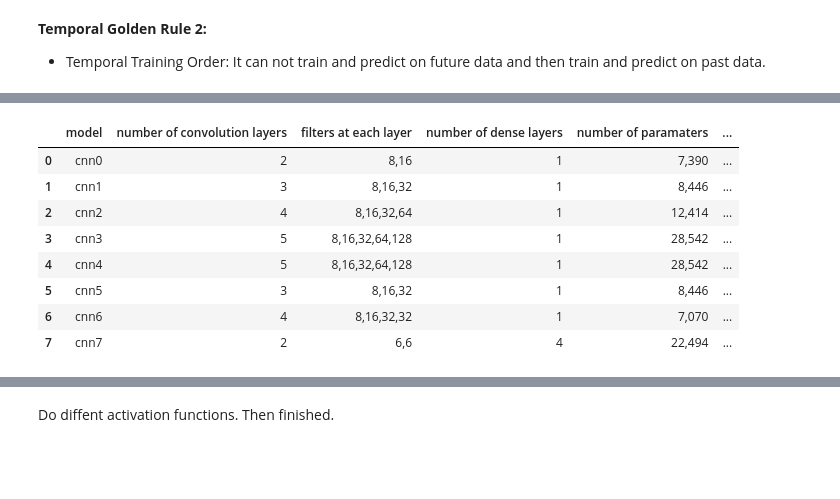
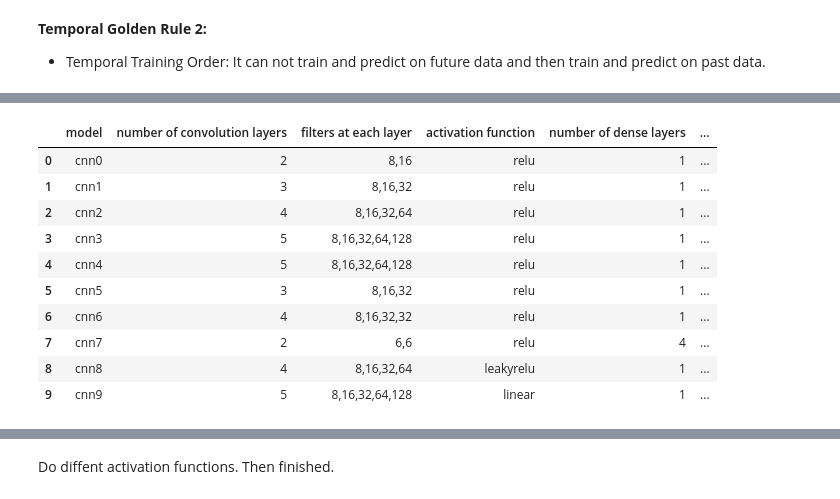
Before and after one commit to JeroenSchmidt/Udacity-Machine-Learning-Nano-Degree, a Jupyter notebook: Projects/projects for submission/capstone/Main Project (ML + Feature Creation).ipynb, the cells around one changed output, grey strips where cells are left out. Cells and saved outputs as stored; diff of their text form; code cells hidden in the pictures; blank space fills up the shorter version.

```diff
--- a/Projects/projects for submission/capstone/Main Project (ML + Feature Creation).ipynb
+++ b/Projects/projects for submission/capstone/Main Project (ML + Feature Creation).ipynb
@@ -390,8 +388,8 @@ scaler = MinMaxScaler()
 df = ticker_data[["Close_eth","Close_btc",
                   "avg_reddit_eth_subjectivity_textblob",
                   "avg_reddit_eth_pos_vader",
-                 'avg_2day_reddit_eth_compound_vader',
-                 "avg_2day_reddit_eth_pos_vader"]].copy()
+                 'avg_4day_reddit_eth_compound_vader',
+                 "avg_4day_reddit_eth_pos_vader"]].copy()
 time_stamps_index = df.index
 
 original_df = ticker_data.copy()
@@ -492,7 +513,8 @@ validation_labels = Y_eth[test_size:validation_size,:]
 from keras import Sequential
 from keras.layers import Conv1D, Conv2D, Dropout, Dense, Flatten, Reshape, LeakyReLU
 
-epochs = 200
+epochs = 100
+deep_epochs = 200
 step_size = X.shape[1]
 batch_size= 8
 nb_features = X.shape[2]
@@ -969,0 +1269,11 @@ trained_model7 = model7.fit(training_features,
+# %%
+
+trained_model9 = model9.fit(training_features,
+                            training_labels,
+                            verbose=0,
+                            batch_size=batch_size,
+                            validation_data=(test_features,
+                                           test_labels),
+                            epochs = epochs,
+                            callbacks=[checkpointer9]
+                         )
@@ -970,6 +1321,6 @@ trained_model7 = model7.fit(training_features,
 # %%
 import pandas as pd
-df = pd.DataFrame(columns=["model","number of convolution layers","filters at each layer",
+df = pd.DataFrame(columns=["model","number of convolution layers","filters at each layer","activation function",
                            "number of dense layers","number of paramaters","drop out","mse test score",
                            "mse cv score"])
 
@@ -982,52 +1333,61 @@ t4 = trained_model4.model.evaluate(test_features, test_labels, verbose=0)
 t5 = trained_model5.model.evaluate(test_features, test_labels, verbose=0)
 t6 = trained_model6.model.evaluate(test_features, test_labels, verbose=0)
 t7 = trained_model7.model.evaluate(test_features, test_labels, verbose=0)
+t8 = trained_model8.model.evaluate(test_features, test_labels, verbose=0)
+t9 = trained_model9.model.evaluate(test_features, test_labels, verbose=0)
+
 
 cv0 = trained_model0.model.evaluate(validation_features, validation_labels, verbose=0)
 cv1 = trained_model1.model.evaluate(validation_features, validation_labels, verbose=0)
 cv2 = trained_model2.model.evaluate(validation_features, validation_labels, verbose=0)
 cv3 = trained_model3.model.evaluate(validation_features, validation_labels, verbose=0)
 cv4 = trained_model4.model.evaluate(validation_features, validation_labels, verbose=0)
 cv5 = trained_model5.model.evaluate(validation_features, validation_labels, verbose=0)
 cv6 = trained_model6.model.evaluate(validation_features, validation_labels, verbose=0)
 cv7 = trained_model7.model.evaluate(validation_features, validation_labels, verbose=0)
+cv8 = trained_model8.model.evaluate(validation_features, validation_labels, verbose=0)
+cv9 = trained_model9.model.evaluate(validation_features, validation_labels, verbose=0)
 
 
-cv = [cv0,cv1,cv2,cv3,cv4,cv5,cv6,cv7]
-ts = [t0,t1,t2,t3,t4,t5,t6,t7]
-cv_name = ["cnn0","cnn1","cnn2","cnn3","cnn4","cnn5","cnn6","cnn7"]
-layers = ["2","3","4","5","5","3","4","2"]
-drop_out = ["false","false","false","false","true","true","false","false"]
-filter_sizing = ["8,16","8,16,32","8,16,32,64","8,16,32,64,128","8,16,32,64,128","8,16,32","8,16,32,32","6,6"]
-no_dense = ["1","1","1","1","1","1","1","4"]
-paramaters = ["7,390","8,446","12,414","28,542","28,542","8,446","7,070","22,494"]
+cv = [cv0,cv1,cv2,cv3,cv4,cv5,cv6,cv7,cv8,cv9]
+ts = [t0,t1,t2,t3,t4,t5,t6,t7,t8,t9]
+cv_name = ["cnn0","cnn1","cnn2","cnn3","cnn4","cnn5","cnn6","cnn7","cnn8","cnn9"]
+layers = ["2","3","4","5","5","3","4","2","4","5"]
+drop_out = ["false","false","false","false","true","true","false","false","false","false"]
+filter_sizing = ["8,16","8,16,32","8,16,32,64","8,16,32,64,128","8,16,32,64,128","8,16,32","8,16,32,32","6,6","8,16,32,64","8,16,32,64,128"]
+no_dense = ["1","1","1","1","1","1","1","4","1","1"]
+paramaters = ["7,390","8,446","12,414","28,542","28,542","8,446","7,070","22,494","12,414","28,542"]
+activation = ["relu","relu","relu","relu","relu","relu","relu","relu","leakyrelu","linear"]
 
 
-row = zip(cv,ts,cv_name,layers,drop_out,filter_sizing,no_dense,paramaters)
+row = zip(cv,ts,cv_name,layers,drop_out,filter_sizing,no_dense,paramaters,activation)
 
 
-for cv_scores,test_score,model_name,layers,drop_out,filter_sizing,no_dense,paramaters in row :
-    metric_scores
+for cv_scores,test_score,model_name,layers,drop_out,filter_sizing,no_dense,paramaters,activation_function in row :
+    #metric_scores
 
     df = df.append({
          "model":model_name,
         "number of convolution layers":layers,
         "drop out":drop_out,
         "mse test score":test_score[0],
         "mse cv score":cv_scores[0],
         "filters at each layer":filter_sizing,
         "number of dense layers":no_dense,
-        "number of paramaters":paramaters
+        "number of paramaters":paramaters,
+        "activation function":activation_function
           }, ignore_index=True)
 
 df
 # %% [output]
-|  | model | number of convolution layers | filters at each layer | number of dense layers | number of paramaters | ... |
-| 0 | cnn0 | 2 | 8,16 | 1 | 7,390 | ... |
-| 1 | cnn1 | 3 | 8,16,32 | 1 | 8,446 | ... |
-| 2 | cnn2 | 4 | 8,16,32,64 | 1 | 12,414 | ... |
-| 3 | cnn3 | 5 | 8,16,32,64,128 | 1 | 28,542 | ... |
-| 4 | cnn4 | 5 | 8,16,32,64,128 | 1 | 28,542 | ... |
-| 5 | cnn5 | 3 | 8,16,32 | 1 | 8,446 | ... |
-| 6 | cnn6 | 4 | 8,16,32,32 | 1 | 7,070 | ... |
-| 7 | cnn7 | 2 | 6,6 | 4 | 22,494 | ... |
+|  | model | number of convolution layers | filters at each layer | activation function | number of dense layers | ... |
+| 0 | cnn0 | 2 | 8,16 | relu | 1 | ... |
+| 1 | cnn1 | 3 | 8,16,32 | relu | 1 | ... |
+| 2 | cnn2 | 4 | 8,16,32,64 | relu | 1 | ... |
+| 3 | cnn3 | 5 | 8,16,32,64,128 | relu | 1 | ... |
+| 4 | cnn4 | 5 | 8,16,32,64,128 | relu | 1 | ... |
+| 5 | cnn5 | 3 | 8,16,32 | relu | 1 | ... |
+| 6 | cnn6 | 4 | 8,16,32,32 | relu | 1 | ... |
+| 7 | cnn7 | 2 | 6,6 | relu | 4 | ... |
+| 8 | cnn8 | 4 | 8,16,32,64 | leakyrelu | 1 | ... |
+| 9 | cnn9 | 5 | 8,16,32,64,128 | linear | 1 | ... |
```
Also changed, not shown: parts of 37 cells of this notebook, 24 other files.
